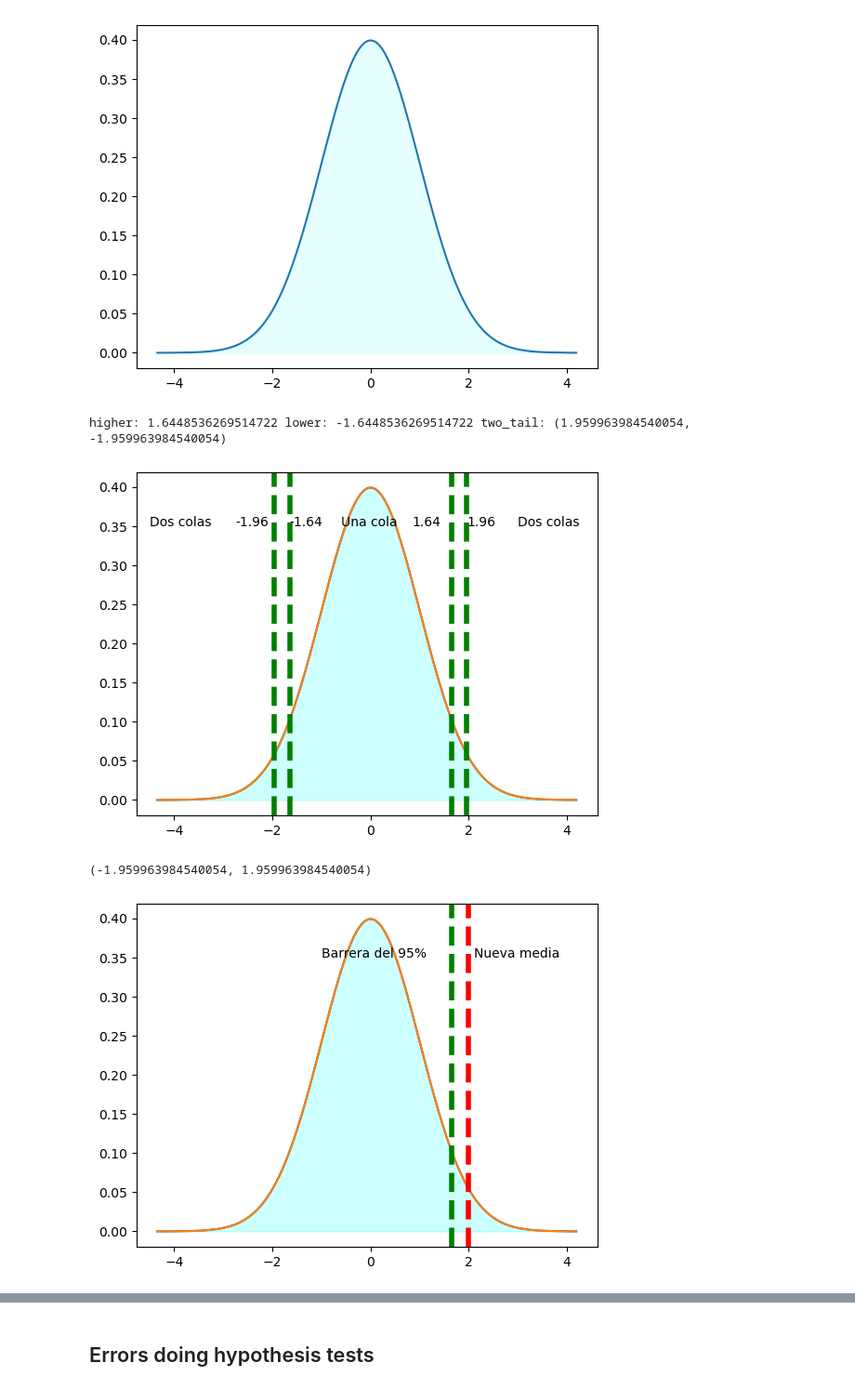
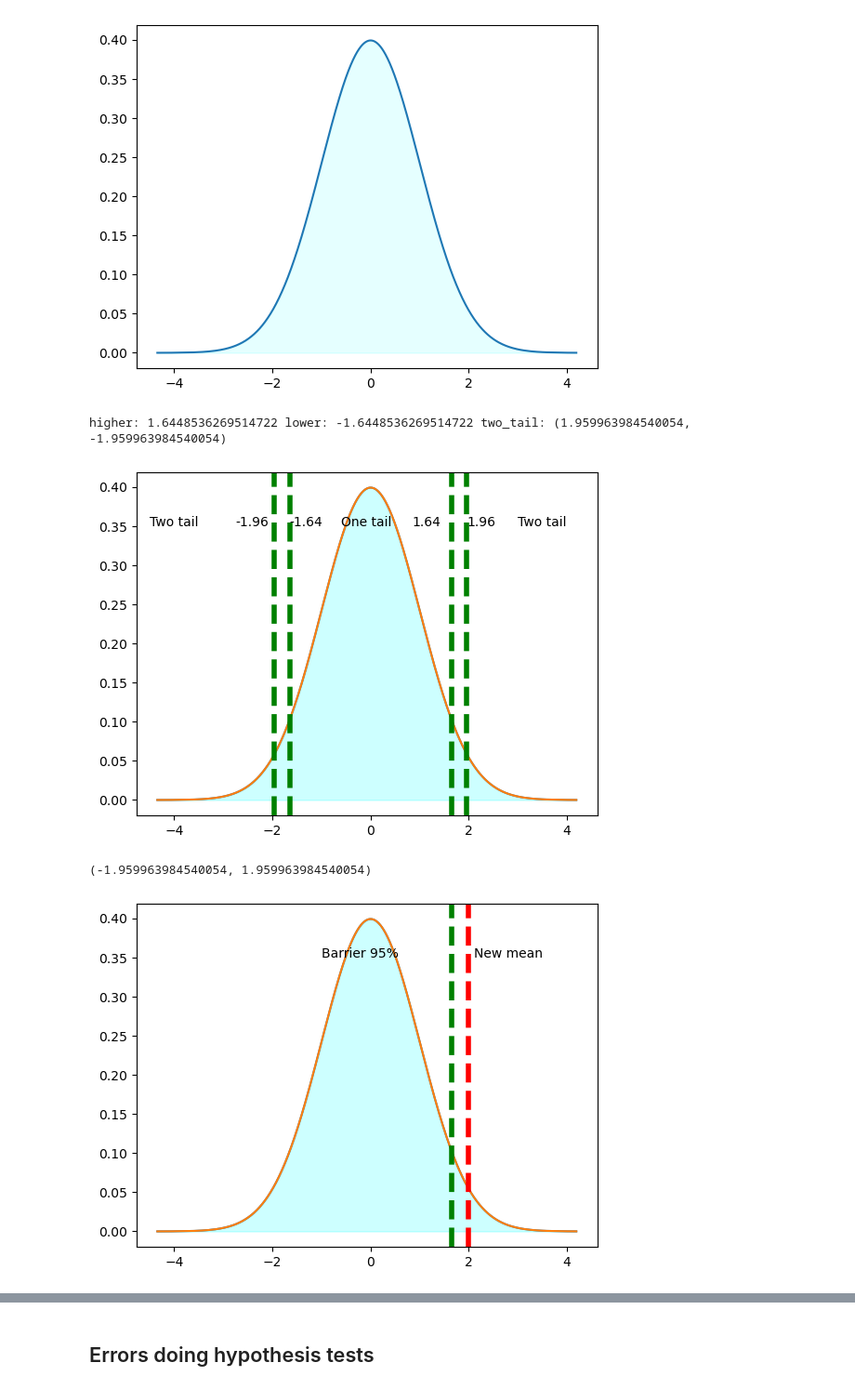
Before and after one commit to Bayonadrian/Stats, a Jupyter notebook: Continous distributions/Normal distribution/NormalDist.ipynb, the cells around one changed output, grey strips where cells are left out. Shown at 93% size. Drawn from its saved outputs; the diff is of its cells as text; code cells hidden in the pictures.

```diff
--- a/Continous distributions/Normal distribution/NormalDist.ipynb
+++ b/Continous distributions/Normal distribution/NormalDist.ipynb
@@ -882,15 +882,15 @@ ax.axvline(two_tail[0], linestyle='--', color= 'g', linewidth= 4)
 ax.axvline(two_tail[1], linestyle='--', color= 'g', linewidth= 4)
 plt.text(lower, 0.35, round(lower, 2))
 plt.text(higher-0.8, 0.35, round(higher, 2))
-plt.text(-0.6, 0.35, 'Una cola')
+plt.text(-0.6, 0.35, 'One tail')
 plt.text(two_tail[0], 0.35, round(two_tail[0], 2))
 plt.text(two_tail[1]-0.8, 0.35, round(two_tail[1], 2))
-plt.text(-4.5, 0.35, 'Dos colas')
-plt.text(3, 0.35, 'Dos colas')
+plt.text(-4.5, 0.35, 'Two tail')
+plt.text(3, 0.35, 'Two tail')
 plt.show()
 # %% [output]
 higher: 1.6448536269514722 lower: -1.6448536269514722 two_tail: (1.959963984540054, -1.959963984540054)
-[figure, old version]
+[figure, new version]
 # %%
 # Another way to obtain the two-tailed test is by using the interval function.
 
@@ -900,22 +900,22 @@ normal.interval(0.95)
 # %%
 # Upper tail analysis
 # Assuming that you have a separate sample and you want to prove that it is different from the previously shown distribution.
 # Let's assume that the mean of this new sample is 2.
 # Here the new mean goes beyond the 95% barrier, which means that the null hypothesis can be rejected and affirm that the new sample is different.
 
 fig, ax = plt.subplots()
 
 ax.plot(s_data, normal.pdf(s_data))
 ax.fill_between(s_data, normal.pdf(s_data), color= 'cyan', alpha= 0.1)
 ax.plot(s_data, normal.pdf(s_data))
 ax.fill_between(s_data, normal.pdf(s_data), color= 'cyan', alpha= 0.1)
 ax.axvline(higher, linestyle='--', color= 'g', linewidth= 4)
-plt.text(-1, 0.35, 'Barrera del 95%')
+plt.text(-1, 0.35, 'Barrier 95%')
 ax.axvline(2, linestyle='--', color= 'r', linewidth= 4)
-plt.text(2.1, 0.35, 'Nueva media')
+plt.text(2.1, 0.35, 'New mean')
 plt.show()
 # %% [output]
-[figure, old version]
+[figure, new version]
 # %%
 # Analysis of a lower tail
 # Assuming that you have a separate sample and you want to prove that it is different from the previously shown distribution.
```
Also changed, not shown: parts of 14 cells of this notebook.
